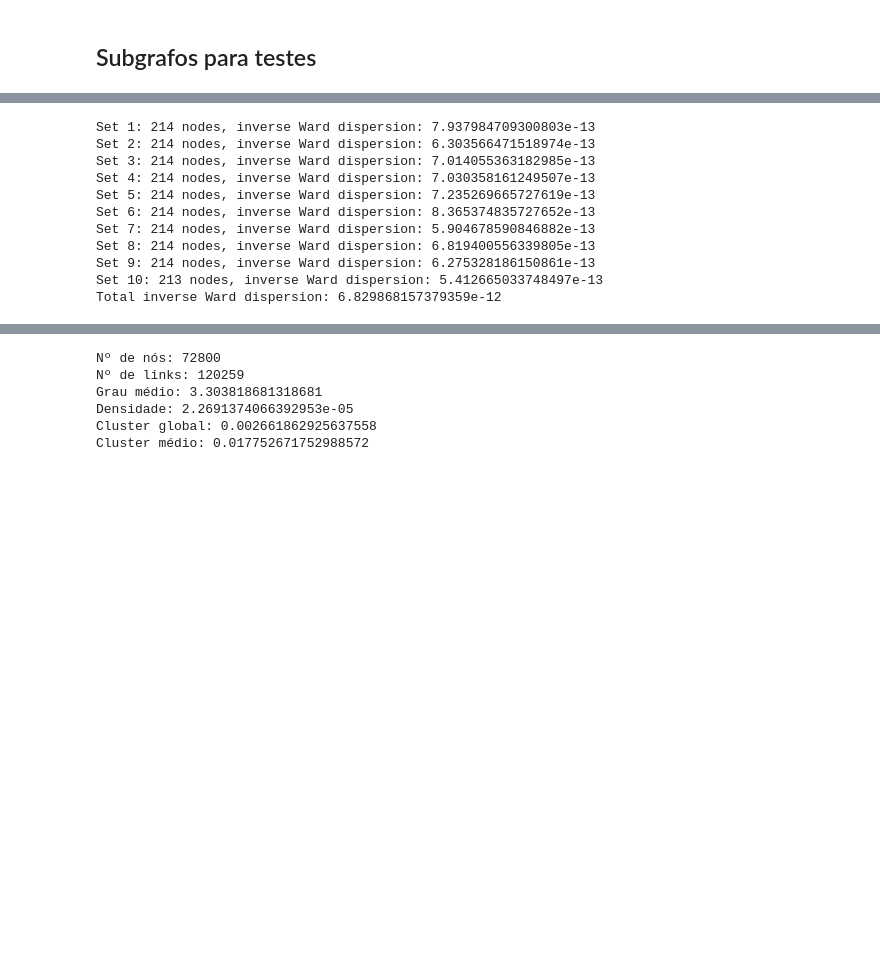
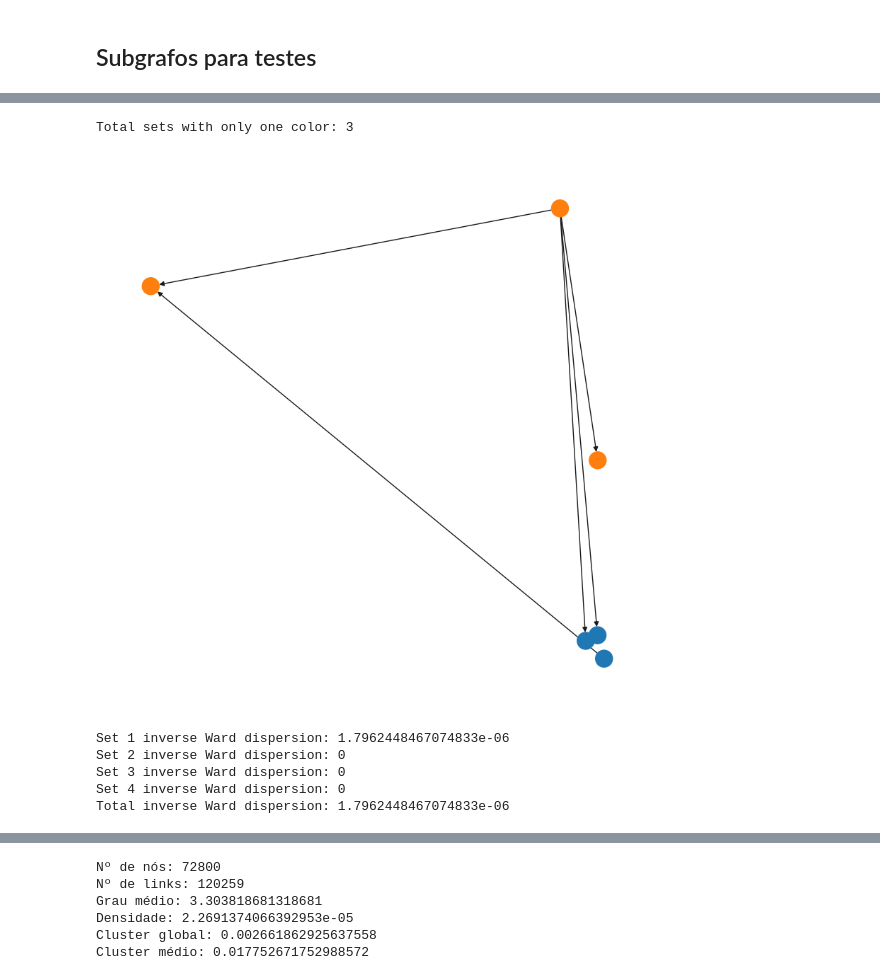
Before and after one commit to lealeric/Codigo_TCC, a Jupyter notebook: TCC_ERIC.ipynb, the cells around one changed output, grey strips where cells are left out. Cells and saved outputs as stored; diff of their text form; code cells hidden in the pictures; blank space fills up the shorter version.

```diff
--- a/TCC_ERIC.ipynb
+++ b/TCC_ERIC.ipynb
@@ -1310,10 +1294,0 @@ grafo3.remove_node('myrahanda')
-# %%
-grafo3 = grafo_twitter_conexo.copy()
-
-for node in grafo_twitter_conexo.nodes():
-    if 'median_lat' not in grafo_twitter_conexo.nodes[node]:
-        grafo3.remove_node(node)
-
-show_graph_metrics(grafo3)
-
-grafo3 = convert_geo_to_utm(grafo3)
@@ -1320,6 +1297,6 @@ grafo3 = convert_geo_to_utm(grafo3)
 # %%
 # Get the nodes of grafo2
-nodes = list(grafo2.nodes())
+nodes = list(grafo.nodes())
 
 # Divide the nodes into 10 sets
 sets_of_nodes = np.array_split(nodes, 10)
@@ -1336,24 +1346,64 @@ Ward dispersion: 162590741121140.47
+# %%
+count = 0
+for s in sets_of_nodes:
+    if len(s) == 1:
+        count += 1
+
+print(f"Total sets with only one color: {count}")
+# %% [output]
+Total sets with only one color: 3
+# %%
+# Create a dictionary to store the color for each node
+node_colors = {}
+
+# Assign a unique color to each set with more than one node
+for i, set_nodes in enumerate(sets_of_nodes):
+    if len(set_nodes) > 1:
+        color = plt.cm.tab10(i % 13)  # Use a colormap to generate unique colors
+        for node in set_nodes:
+            node_colors[node] = color
+
+# Assign the same color to nodes in sets with only one node
+for set_nodes in sets_of_nodes:
+    if len(set_nodes) == 1:
+        node = set_nodes[0]
+        if node not in node_colors:
+            color = plt.cm.tab10(1)  # Use the first color from the colormap
+            node_colors[node] = color
+
+# Plot the graph with colored nodes
+pos = {node: (grafo.nodes[node]['median_X'], grafo.nodes[node]['median_Y']) for node in grafo.nodes()}
+plt.figure(figsize=(10, 10))
+nx.draw_networkx(grafo, pos=pos, node_color=[node_colors.get(node, 'gray') for node in grafo.nodes()], with_labels=False)
+plt.axis('off')
+plt.show()
+# %% [output]
+[figure, added]
 # %%
 dispersao_inversa = 0
 
 for i, nodes_set in enumerate(sets_of_nodes):
-    grafo = grafo2.subgraph(nodes_set)
     num_nodes = grafo.number_of_nodes()
-    dispersao = calculate_ward_dispersion(grafo, latitude='median_Y', longitude='median_X')
+
+    if len(nodes_set) <= 1:
+        dispersao = 0
+        print(f"Set {i+1} inverse Ward dispersion: {dispersao}")
+        continue
+
+    dispersao = calculate_ward_dispersion(grafo, nodes_set, latitude='median_Y', longitude='median_X')
+
+    if dispersao == 0:
+        print(f"Set {i+1} inverse Ward dispersion: {dispersao}")
+        continue
+
     dispersao_inversa += 1 / dispersao
-    print(f"Set {i+1}: {num_nodes} nodes, inverse Ward dispersion: {1 / dispersao}")
+    print(f"Set {i+1} inverse Ward dispersion: {1 / dispersao}")
 
 print(f"Total inverse Ward dispersion: {dispersao_inversa}")
 # %% [output]
-Set 1: 214 nodes, inverse Ward dispersion: 7.937984709300803e-13
-Set 2: 214 nodes, inverse Ward dispersion: 6.303566471518974e-13
-Set 3: 214 nodes, inverse Ward dispersion: 7.014055363182985e-13
-Set 4: 214 nodes, inverse Ward dispersion: 7.030358161249507e-13
-Set 5: 214 nodes, inverse Ward dispersion: 7.235269665727619e-13
-Set 6: 214 nodes, inverse Ward dispersion: 8.365374835727652e-13
-Set 7: 214 nodes, inverse Ward dispersion: 5.904678590846882e-13
-Set 8: 214 nodes, inverse Ward dispersion: 6.819400556339805e-13
-Set 9: 214 nodes, inverse Ward dispersion: 6.275328186150861e-13
-Set 10: 213 nodes, inverse Ward dispersion: 5.412665033748497e-13
-Total inverse Ward dispersion: 6.829868157379359e-12
+Set 1 inverse Ward dispersion: 1.7962448467074833e-06
+Set 2 inverse Ward dispersion: 0
+Set 3 inverse Ward dispersion: 0
+Set 4 inverse Ward dispersion: 0
+Total inverse Ward dispersion: 1.7962448467074833e-06
 # %%
```
Also changed, not shown: parts of 31 cells of this notebook.
